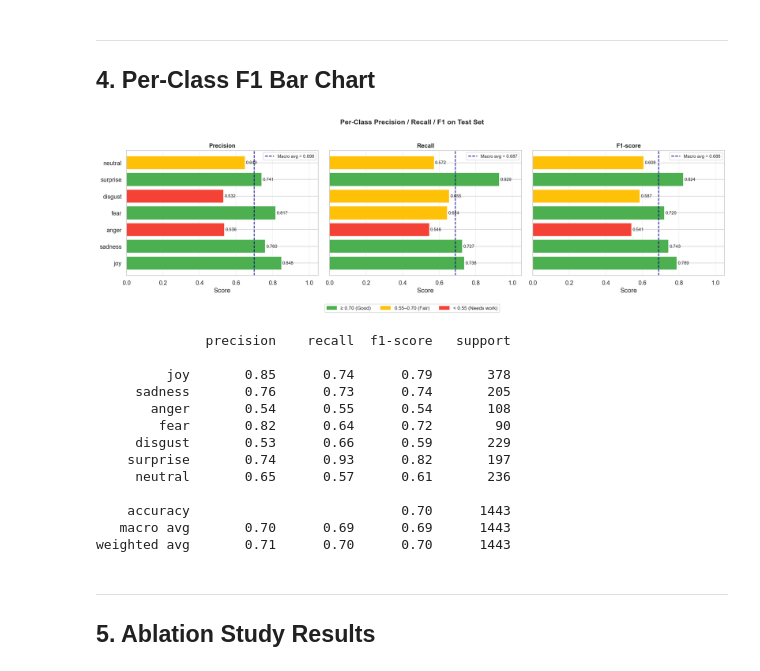
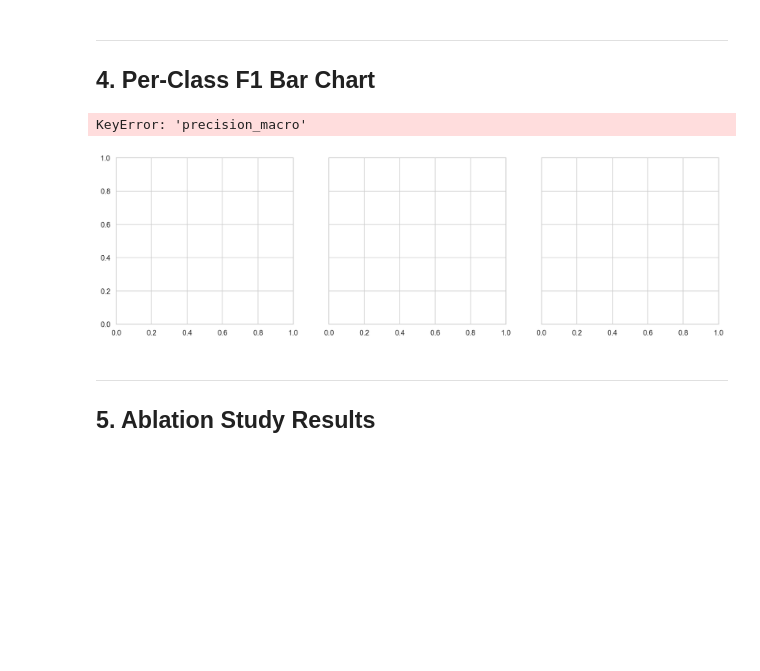
Before and after one commit to nhiney/deep-social-sentiment-analysis, a Jupyter notebook: notebooks/02_model_analysis.ipynb, the cells around one changed output. Cells and saved outputs as stored; diff of their text form; code cells hidden in the pictures; blank space fills up the shorter version.

```diff
--- a/notebooks/02_model_analysis.ipynb
+++ b/notebooks/02_model_analysis.ipynb
@@ -258,53 +258,41 @@ per_class = pd.DataFrame(
 
 fig, axes = plt.subplots(1, 3, figsize=(18, 5), sharey=True)
 
-for ax, metric in zip(axes, ["precision", "recall", "f1-score"]):
+for ax, metric in zip(axes, ["precision_macro", "recall_macro", "f1-score"]):
     colors = [
         "#4CAF50" if v >= 0.70 else "#FFC107" if v >= 0.55 else "#F44336"
         for v in per_class[metric]
     ]
     bars = ax.barh(per_class["emotion"], per_class[metric], color=colors, edgecolor="white")
     ax.axvline(x=report["macro avg"][metric], color="navy", linestyle="--",
                linewidth=1.5, label=f"Macro avg = {report['macro avg'][metric]:.3f}")
     for bar, val in zip(bars, per_class[metric]):
         ax.text(val + 0.005, bar.get_y() + bar.get_height() / 2,
                 f"{val:.3f}", va="center", fontsize=9)
     ax.set_xlim(0, 1.05)
     ax.set_title(metric.capitalize(), fontsize=12, fontweight="bold")
     ax.set_xlabel("Score")
     ax.legend(fontsize=9)
     ax.grid(axis="x", alpha=0.3)
 
 legend_patches = [
-    mpatches.Patch(color="#4CAF50", label="\u2265 0.70 (Good)"),
-    mpatches.Patch(color="#FFC107", label="0.55\u20130.70 (Fair)"),
+    mpatches.Patch(color="#4CAF50", label="≥ 0.70 (Good)"),
+    mpatches.Patch(color="#FFC107", label="0.55–0.70 (Fair)"),
     mpatches.Patch(color="#F44336", label="< 0.55 (Needs work)"),
 ]
 fig.legend(handles=legend_patches, loc="lower center", ncol=3,
            bbox_to_anchor=(0.5, -0.08), fontsize=10)
 
 plt.suptitle("Per-Class Precision / Recall / F1 on Test Set",
              fontsize=14, fontweight="bold", y=1.02)
 plt.tight_layout()
 plt.savefig(FIGURES_DIR / "per_class_metrics.png", bbox_inches="tight")
 plt.show()
 
 print("\n" + classification_report(y_true, y_pred, labels=CLASS_NAMES, zero_division=0))
 # %% [output]
+KeyError: 'precision_macro'
-[figure, old version]
+[figure, new version]
-              precision    recall  f1-score   support
-
-         joy       0.85      0.74      0.79       378
-     sadness       0.76      0.73      0.74       205
-       anger       0.54      0.55      0.54       108
-        fear       0.82      0.64      0.72        90
-     disgust       0.53      0.66      0.59       229
-    surprise       0.74      0.93      0.82       197
-     neutral       0.65      0.57      0.61       236
-
-    accuracy                           0.70      1443
-   macro avg       0.70      0.69      0.69      1443
-weighted avg       0.71      0.70      0.70      1443
 # %% [markdown]
 ---
 ## 5. Ablation Study Results
```
Also changed, not shown: parts of 6 cells of this notebook.
